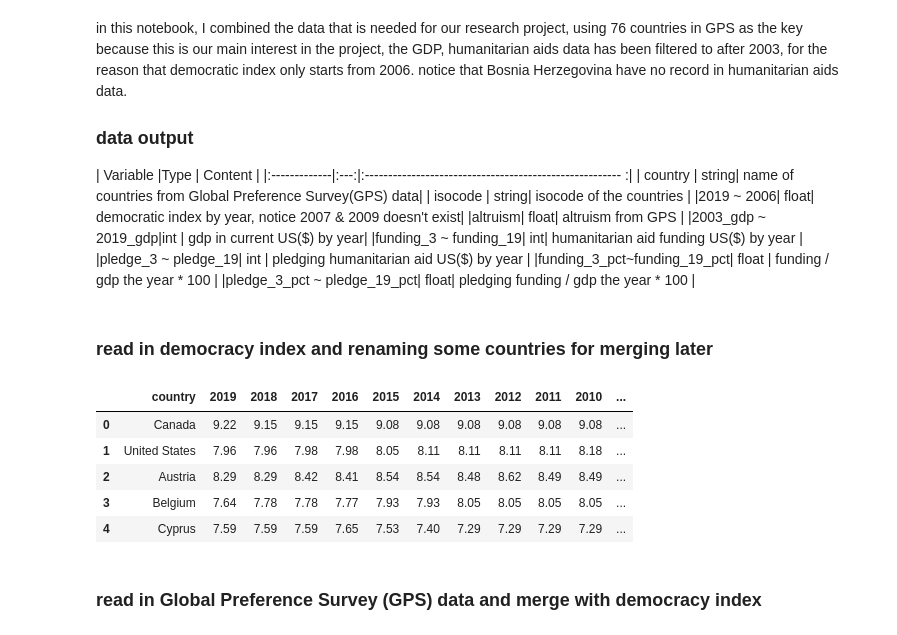
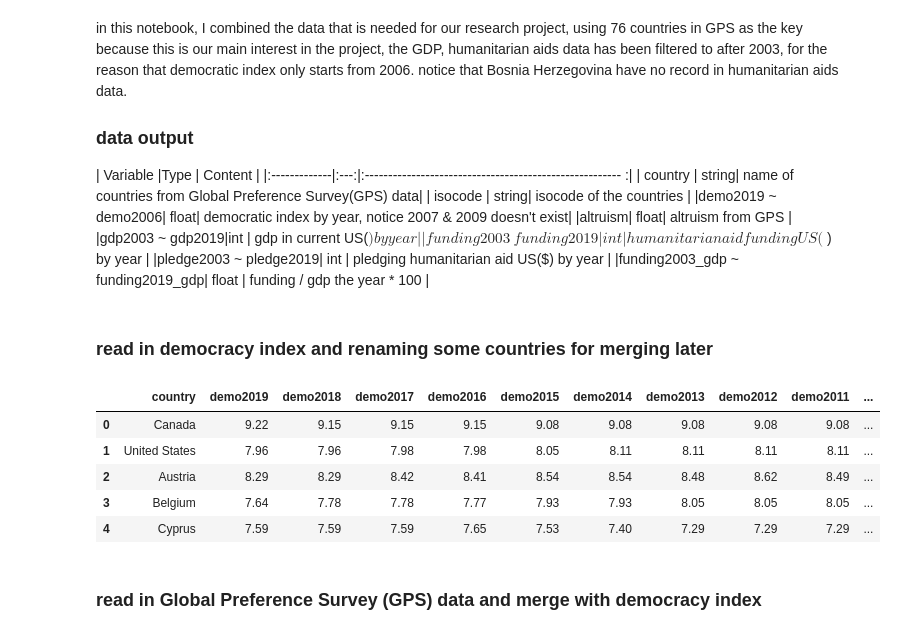
Before and after one commit to amanda8412383/research-module, a Jupyter notebook: cleaning.ipynb, the cells around one changed output. Cells and saved outputs as stored; diff of their text form; code cells hidden in the pictures.

```diff
--- a/cleaning.ipynb
+++ b/cleaning.ipynb
@@ -7,17 +7,17 @@ notice that Bosnia Herzegovina have no record in humanitarian aids data.
 |:-------------|:---:|:------------------------------------------------------- :|
 | country   |  string| name of countries from Global Preference Survey(GPS) data|
 | isocode | string|  isocode of the countries                             |
-|2019 ~ 2006| float| democratic index by year, notice 2007 & 2009 doesn't exist|
+|demo2019 ~ demo2006| float| democratic index by year, notice 2007 & 2009 doesn't exist|
 |altruism| float| altruism from GPS |
-|2003_gdp ~ 2019_gdp|int | gdp in current US(\$) by year|
-|funding_3 ~ funding_19| int| humanitarian aid funding US(\$) by year       |
-|pledge_3 ~ pledge_19| int | pledging humanitarian aid US(\$) by year        |
-|funding_3_pct~funding_19_pct| float | funding / gdp the year * 100           |
-|pledge_3_pct ~ pledge_19_pct| float| pledging funding / gdp the year * 100    |
+|gdp2003 ~ gdp2019|int | gdp in current US($) by year|
+|funding2003 ~ funding2019| int| humanitarian aid funding US($) by year       |
+|pledge2003 ~ pledge2019| int | pledging humanitarian aid US($) by year        |
+|funding2003_gdp ~ funding2019_gdp| float | funding / gdp the year * 100       |
 # %%
 import pandas as pd
 import glob
 from auxiliary import *
+pd.set_option('display.max_columns', 500)
 # %% [markdown]
 ### read in  democracy index and renaming some countries for merging later
 # %%
@@ -25,14 +25,15 @@ democracy = pd.read_excel('data/EIU_Democracy_Index_2006_to_2019.xlsx').rename(c
 # %%
 country_dict = {'US': 'United States',  'Bosnia and Hercegovina' : 'Bosnia Herzegovina', 'UK' : 'United Kingdom', 'UAE': 'United Arab Emirates' }
 democracy = democracy.replace({"country": country_dict})
+democracy = democracy.set_index('country').add_prefix('demo').reset_index()
 democracy.head()
 # %% [output]
-|  | country | 2019 | 2018 | 2017 | 2016 | 2015 | 2014 | 2013 | 2012 | 2011 | 2010 | ... |
-| 0 | Canada | 9.22 | 9.15 | 9.15 | 9.15 | 9.08 | 9.08 | 9.08 | 9.08 | 9.08 | 9.08 | ... |
-| 1 | United States | 7.96 | 7.96 | 7.98 | 7.98 | 8.05 | 8.11 | 8.11 | 8.11 | 8.11 | 8.18 | ... |
-| 2 | Austria | 8.29 | 8.29 | 8.42 | 8.41 | 8.54 | 8.54 | 8.48 | 8.62 | 8.49 | 8.49 | ... |
-| 3 | Belgium | 7.64 | 7.78 | 7.78 | 7.77 | 7.93 | 7.93 | 8.05 | 8.05 | 8.05 | 8.05 | ... |
-| 4 | Cyprus | 7.59 | 7.59 | 7.59 | 7.65 | 7.53 | 7.40 | 7.29 | 7.29 | 7.29 | 7.29 | ... |
+|  | country | demo2019 | demo2018 | demo2017 | demo2016 | demo2015 | demo2014 | demo2013 | demo2012 | demo2011 | ... |
+| 0 | Canada | 9.22 | 9.15 | 9.15 | 9.15 | 9.08 | 9.08 | 9.08 | 9.08 | 9.08 | ... |
+| 1 | United States | 7.96 | 7.96 | 7.98 | 7.98 | 8.05 | 8.11 | 8.11 | 8.11 | 8.11 | ... |
+| 2 | Austria | 8.29 | 8.29 | 8.42 | 8.41 | 8.54 | 8.54 | 8.48 | 8.62 | 8.49 | ... |
+| 3 | Belgium | 7.64 | 7.78 | 7.78 | 7.77 | 7.93 | 7.93 | 8.05 | 8.05 | 8.05 | ... |
+| 4 | Cyprus | 7.59 | 7.59 | 7.59 | 7.65 | 7.53 | 7.40 | 7.29 | 7.29 | 7.29 | ... |
 # %% [markdown]
 ### read in Global Preference Survey (GPS) data and merge with  democracy index
 # %%
```
Also changed, not shown: parts of 8 cells of this notebook, 2 other files.
